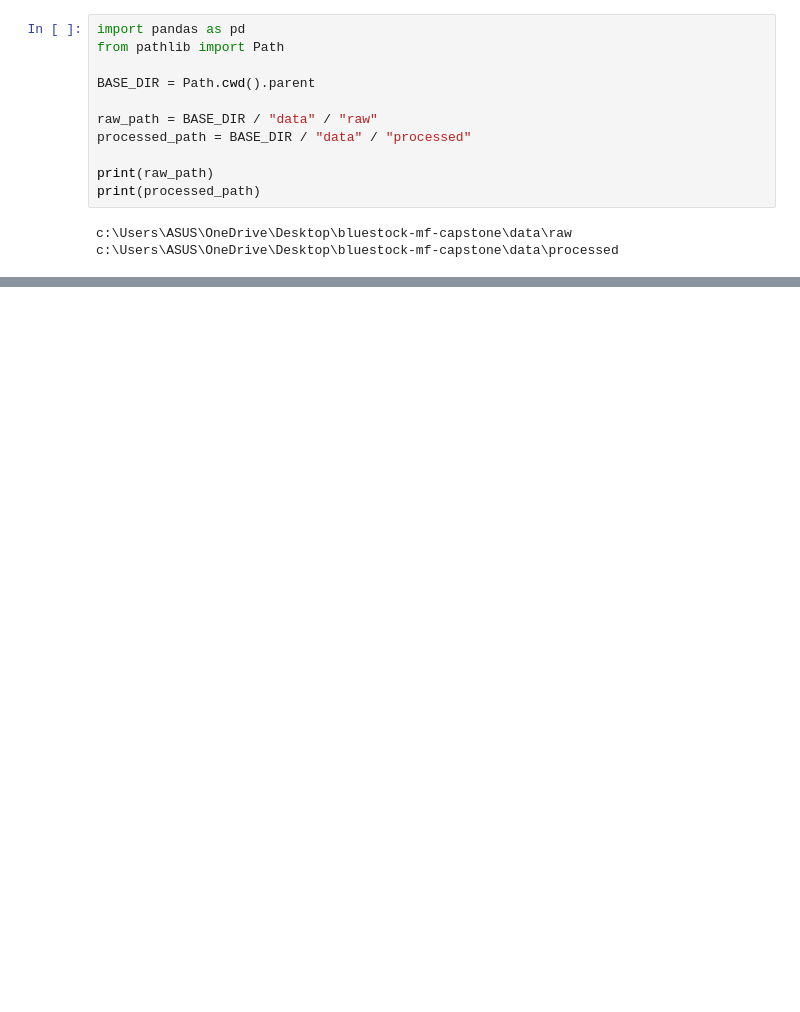
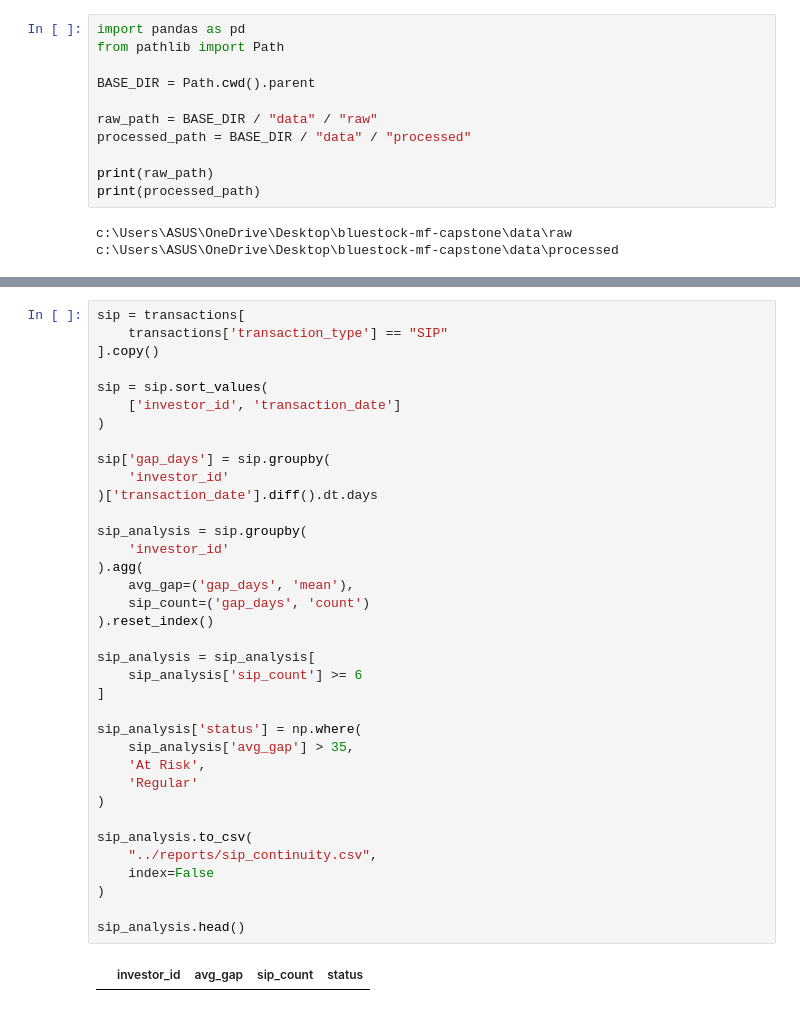
Before and after one commit to divyanshdave2/bluestock-mf-capstone, a Jupyter notebook: notebooks/05_advanced_analytics.ipynb, the cells around one changed output, grey strips where cells are left out. Saved outputs shown, nothing was run; the diff lists cells and outputs as text; blank space fills up the shorter version.

```diff
--- a/notebooks/05_advanced_analytics.ipynb
+++ b/notebooks/05_advanced_analytics.ipynb
@@ -114,0 +144,38 @@ Name: nav, dtype: float64
+# %%
+sip = transactions[
+    transactions['transaction_type'] == "SIP"
+].copy()
+
+sip = sip.sort_values(
+    ['investor_id', 'transaction_date']
+)
+
+sip['gap_days'] = sip.groupby(
+    'investor_id'
+)['transaction_date'].diff().dt.days
+
+sip_analysis = sip.groupby(
+    'investor_id'
+).agg(
+    avg_gap=('gap_days', 'mean'),
+    sip_count=('gap_days', 'count')
+).reset_index()
+
+sip_analysis = sip_analysis[
+    sip_analysis['sip_count'] >= 6
+]
+
+sip_analysis['status'] = np.where(
+    sip_analysis['avg_gap'] > 35,
+    'At Risk',
+    'Regular'
+)
+
+sip_analysis.to_csv(
+    "../reports/sip_continuity.csv",
+    index=False
+)
+
+sip_analysis.head()
+# %% [output]
+|  | investor_id | avg_gap | sip_count | status |
```
Also changed, not shown: parts of 16 cells of this notebook, 5 other files.
